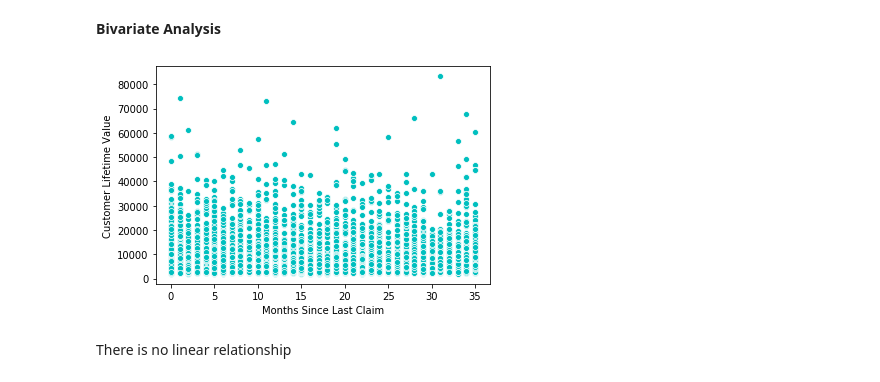
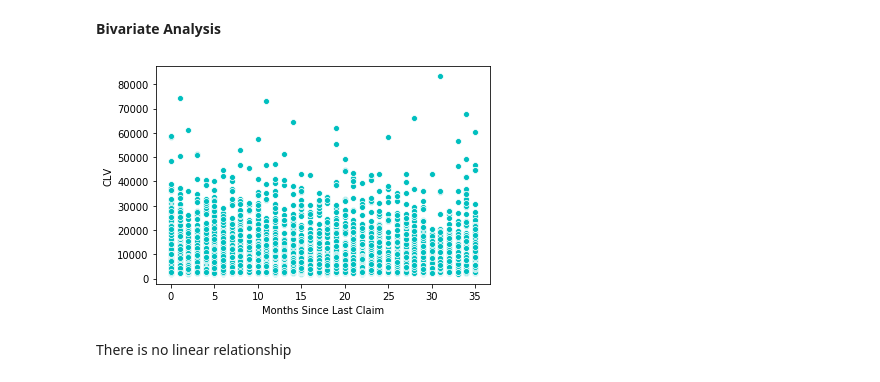
Before and after one commit to nanthasnk/Customer-Lifetime-Value-Prediction, a Jupyter notebook: Customer Lifetime Value Prediction.ipynb, the cells around one changed output. Saved outputs shown, nothing was run; the diff lists cells and outputs as text; code cells hidden in the pictures.

```diff
--- a/Customer Lifetime Value Prediction.ipynb
+++ b/Customer Lifetime Value Prediction.ipynb
@@ -180,10 +183,10 @@ plt.show()
 # %% [markdown]
 **Bivariate Analysis**
 # %%
-sns.scatterplot(df["Months Since Last Claim"],df["Customer Lifetime Value"],color='c')
+sns.scatterplot(df["Months Since Last Claim"],df["CLV"],color='c')
 plt.show()
 # %% [output]
-[figure, old version]
+[figure, new version]
 # %% [markdown]
 There is no linear relationship
 # %% [markdown]
```
Also changed, not shown: parts of 145 cells of this notebook, 8 other files.
